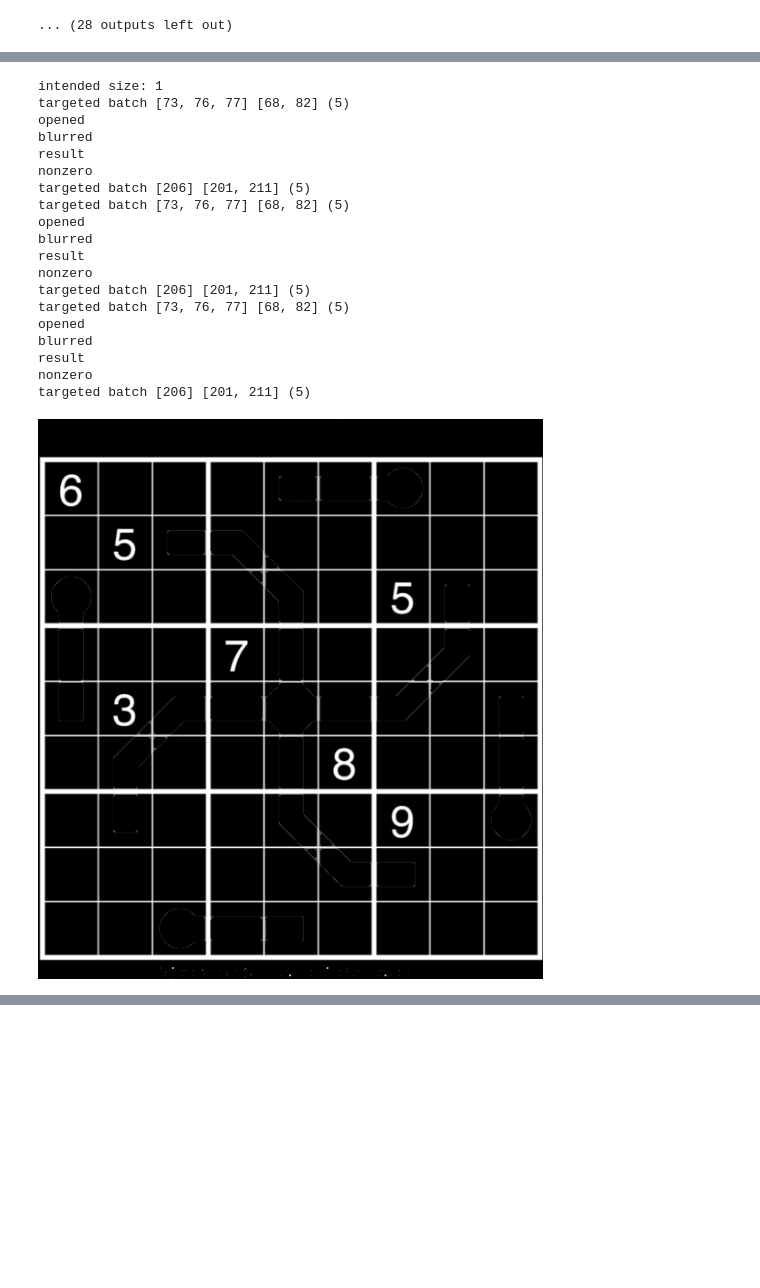
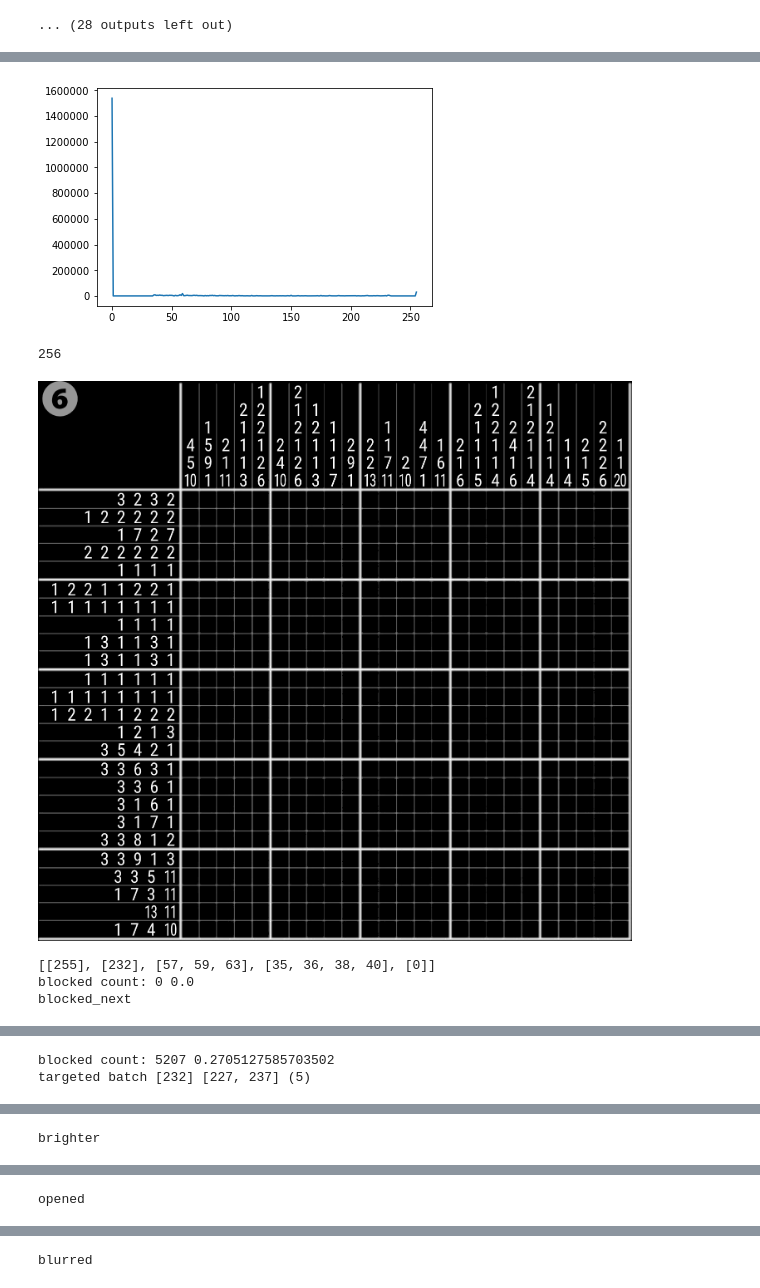
Before and after one commit to PhilHarnish/forge, a Jupyter notebook: src/data/image/scratch.ipynb, the cells around one changed output, grey strips where cells are left out. Cells and saved outputs as stored; diff of their text form; code cells hidden in the pictures; blank space fills up the shorter version.

```diff
--- a/src/data/image/scratch.ipynb
+++ b/src/data/image/scratch.ipynb
@@ -489,30 +455,19 @@ show(cv2.adaptiveThreshold(
 # %%
 importlib.reload(grid)
 importlib.reload(np2d)
+importlib.reload(utils)
+importlib.reload(coloring)
 
-g = get_grid('thermo.png')
-show(g.grid_without_threshold)
-#plt.plot(g._grayscale_bincount)
-#plt.show()
-#list(g._layer_masks(6, show))
+g = get_grid('nonogram.png')
+plt.plot(g._grayscale_inv_bincount)
+plt.show()
+print(len(g._grayscale_inv_bincount))
+
+list(g._layer_masks(10, show))
 # %% [output]
+[figure, new version]
-intended size: 1
-targeted batch [73, 76, 77] [68, 82] (5)
-opened
-blurred
-result
-nonzero
-targeted batch [206] [201, 211] (5)
-targeted batch [73, 76, 77] [68, 82] (5)
-opened
-blurred
-result
-nonzero
-targeted batch [206] [201, 211] (5)
-targeted batch [73, 76, 77] [68, 82] (5)
-opened
-blurred
-result
-nonzero
-targeted batch [206] [201, 211] (5)
+256
-[figure, old version]
+[figure, added]
+[[255], [232], [57, 59, 63], [35, 36, 38, 40], [0]]
+blocked count: 0 0.0
+blocked_next
@@ -518,0 +475,2 @@ targeted batch [206] [201, 211] (5)
+blocked count: 5207 0.2705127585703502
+targeted batch [232] [227, 237] (5)
@@ -518,0 +478 @@ targeted batch [206] [201, 211] (5)
+brighter
@@ -518,0 +480 @@ targeted batch [206] [201, 211] (5)
+opened
@@ -518,0 +482 @@ targeted batch [206] [201, 211] (5)
+blurred
```
Also changed, not shown: parts of 15 cells of this notebook, 2 other files.
